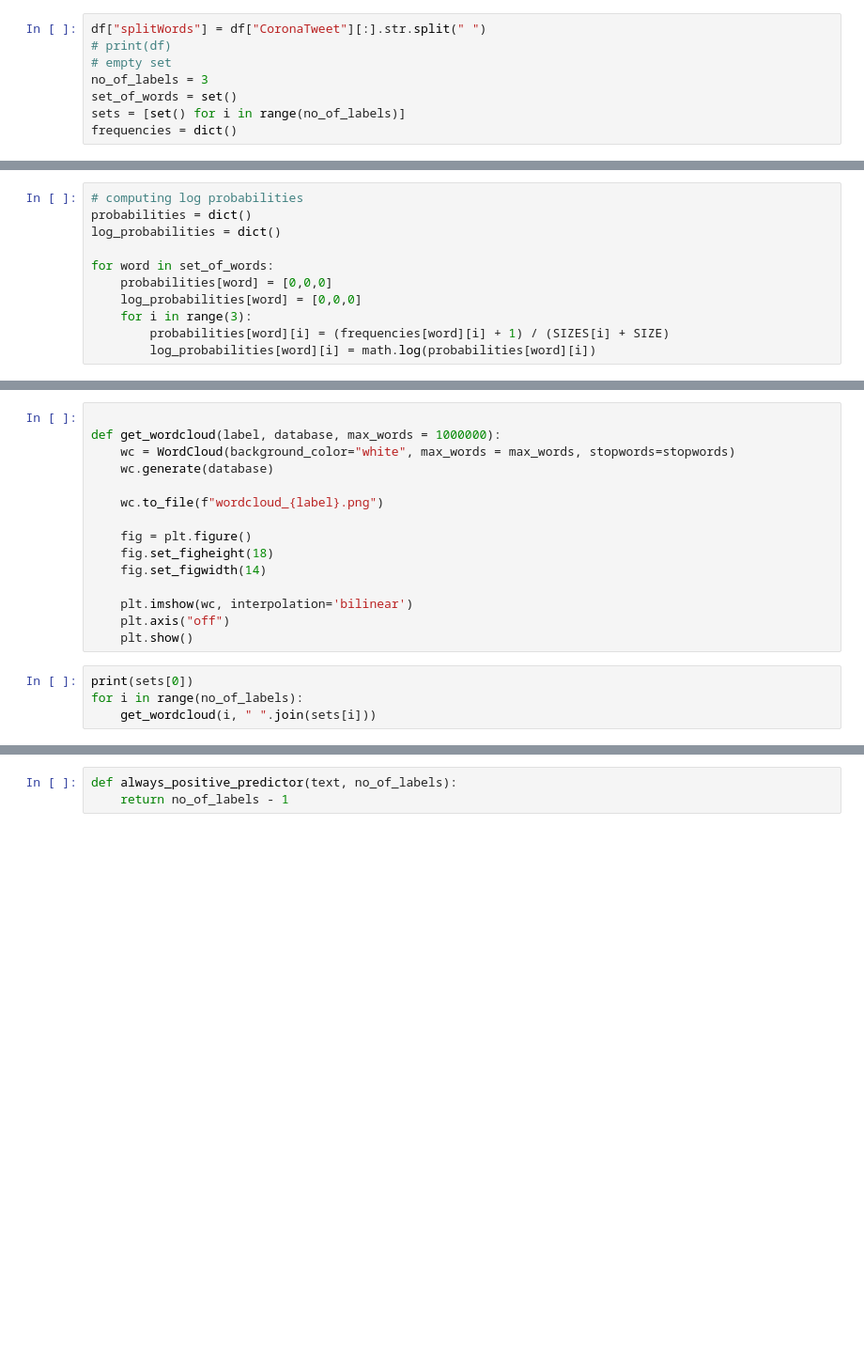
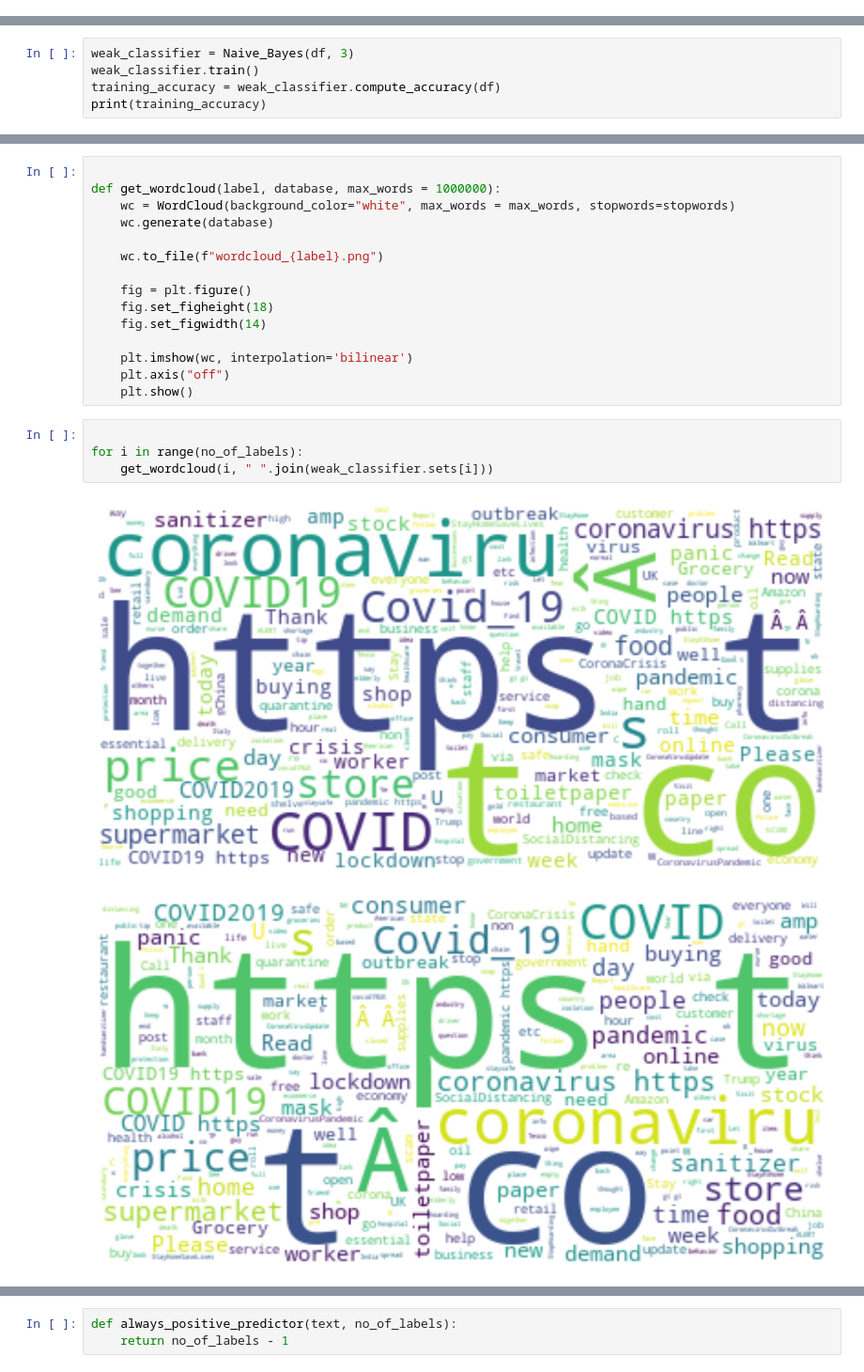
Before and after one commit to Aavegjain/COL774_A2, a Jupyter notebook: part1/naive_bayes.ipynb, the cells around one changed output, grey strips where cells are left out. Shown at 94% size. Saved outputs shown, nothing was run; the diff lists cells and outputs as text; blank space fills up the shorter version.

```diff
--- a/part1/naive_bayes.ipynb
+++ b/part1/naive_bayes.ipynb
@@ -23,11 +136,3 @@ print(df)
 37863  26063   Neutral  In Richmond, local boutiques and thrift stores...
 
 [37864 rows x 3 columns]
-# %%
-df["splitWords"] = df["CoronaTweet"][:].str.split(" ")
-# print(df)
-# empty set
-no_of_labels = 3
-set_of_words = set()
-sets = [set() for i in range(no_of_labels)]
-frequencies = dict()
@@ -67,11 +138,0 @@ print(SIZE)
-# %%
-# computing log probabilities
-probabilities = dict()
-log_probabilities = dict()
-
-for word in set_of_words:
-    probabilities[word] = [0,0,0]
-    log_probabilities[word] = [0,0,0]
-    for i in range(3):
-        probabilities[word][i] = (frequencies[word][i] + 1) / (SIZES[i] + SIZE)
-        log_probabilities[word][i] = math.log(probabilities[word][i])
@@ -133,0 +139,5 @@ print(training_accuracy)
+# %%
+weak_classifier = Naive_Bayes(df, 3)
+weak_classifier.train()
+training_accuracy = weak_classifier.compute_accuracy(df)
+print(training_accuracy)
@@ -160,6 +171,9 @@ def get_wordcloud(label, database, max_words = 1000000):
     plt.axis("off")
     plt.show()
 # %%
-print(sets[0])
+
 for i in range(no_of_labels):
-    get_wordcloud(i, " ".join(sets[i]))
+    get_wordcloud(i, " ".join(weak_classifier.sets[i]))
+# %% [output]
+[figure, added]
+[figure, added]
```
Also changed, not shown: parts of 26 cells of this notebook.
